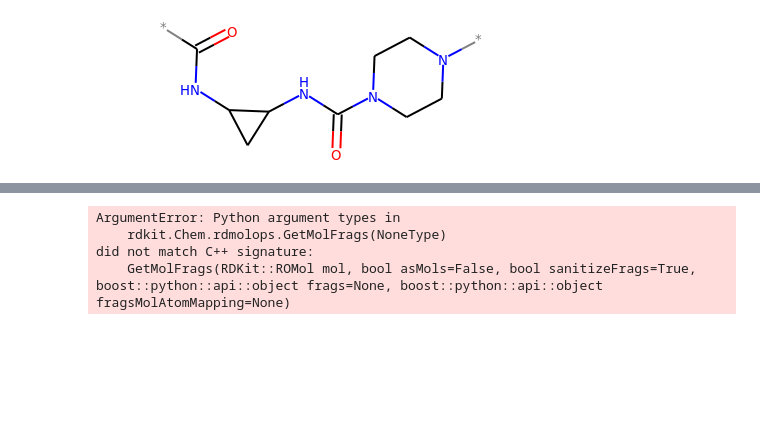
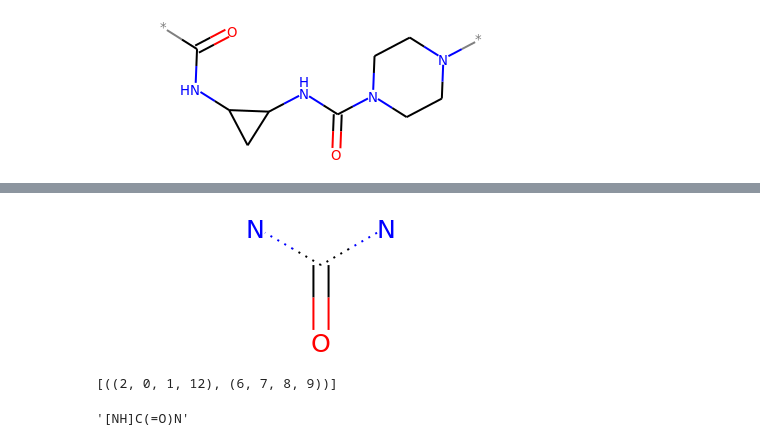
Before and after one commit to rishigurnani/hMOFs-Snurr, a Jupyter notebook: fall20_mse_8803_2.ipynb, the cells around one changed output, grey strips where cells are left out. Cells and saved outputs as stored; diff of their text form; code cells hidden in the pictures; blank space fills up the shorter version.

```diff
--- a/fall20_mse_8803_2.ipynb
+++ b/fall20_mse_8803_2.ipynb
@@ -1412,7 +1394,6 @@ out
-# %%
-Chem.GetMolFrags(None, asMols=False)
-# %% [output]
-ArgumentError: Python argument types in
-    rdkit.Chem.rdmolops.GetMolFrags(NoneType)
-did not match C++ signature:
-    GetMolFrags(RDKit::ROMol mol, bool asMols=False, bool sanitizeFrags=True, boost::python::api::object frags=None, boost::python::api::object fragsMolAtomMapping=None)
+# %%
+linkage_smarts = '[NH]C(=O)N'
+polymer_linkage = Chem.MolFromSmarts(linkage_smarts)
+polymer_linkage
+# %% [output]
+[figure, added]
@@ -1418,0 +1402,24 @@ did not match C++ signature:
+# %%
+import itertools
+if type(mol) == str:
+    mol = Chem.MolFromSmiles(mol)
+
+lp = ru.LinearPol(mol)
+pm = lp.PeriodicMol()
+if pm is None: #periodization failed
+    print(None)
+    #return None
+# if pm.HasSubstructMatch(g1) or pm.HasSubstructMatch(g2): #chain should not have same functional groups we want to react
+#     print('None2')
+    #return None
+matches=pm.GetSubstructMatches(polymer_linkage)
+match_pairs = list(itertools.combinations(matches, 2))
+new_mols = []
+match_pairs
+# %% [output]
+[((2, 0, 1, 12), (6, 7, 8, 9))]
+# %%
+match_pair = match_pairs[0]
+linkage_smarts
+# %% [output]
+'[NH]C(=O)N'
```
Also changed, not shown: parts of 13 cells of this notebook, 1 other file.
